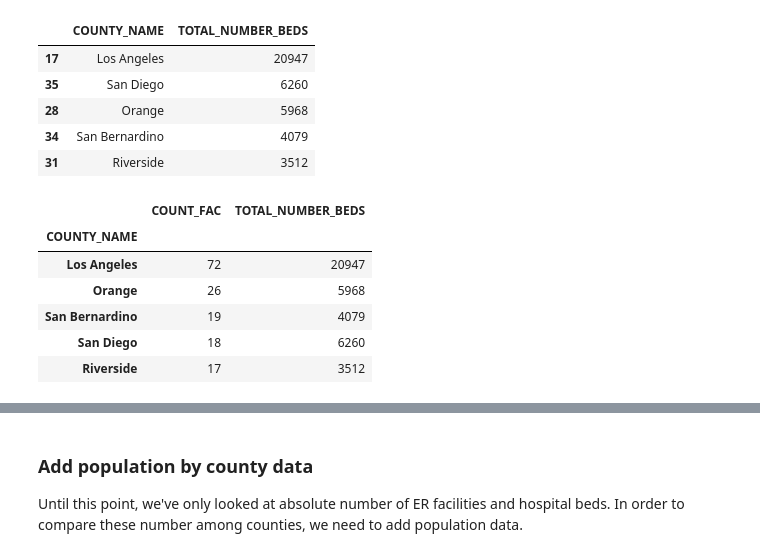
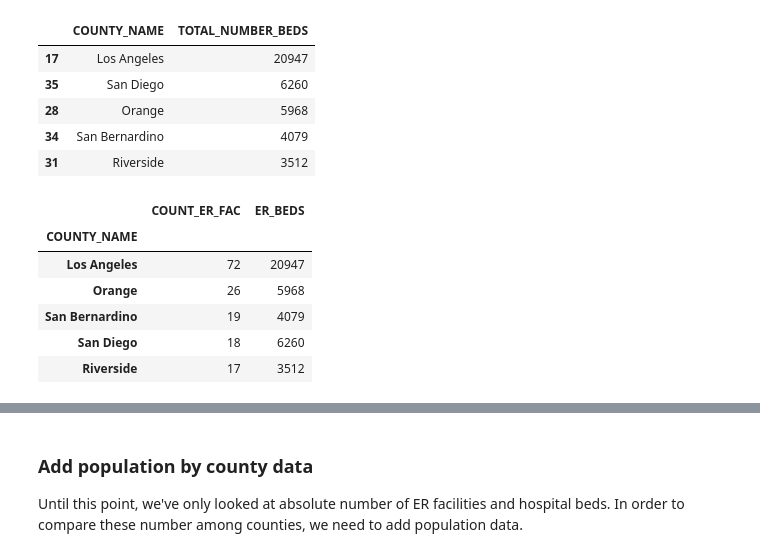
Before and after one commit to mellanyquiroz/DS4A-Team-69-Project, a Jupyter notebook: exploratory data analysis/Feature engineering for death data, facility and hospital beds.ipynb, the cells around one changed output, grey strips where cells are left out. Drawn from its saved outputs; the diff is of its cells as text; code cells hidden in the pictures.

```diff
--- a/exploratory data analysis/Feature engineering for death data, facility and hospital beds.ipynb
+++ b/exploratory data analysis/Feature engineering for death data, facility and hospital beds.ipynb
@@ -256,7 +242,7 @@ In this section, we want to answer the following questions:
 - Are there any relationships between opioid-related deaths and facility and hospital beds distribution?
 # %%
 # Load data set
-df = pd.read_csv("https://raw.githubusercontent.com/mellanyquiroz/DS4A-TeamProject/master/data/current-healthcare-facility-listing_cleaned.csv")
+df = pd.read_csv("https://raw.githubusercontent.com/mellanyquiroz/DS4A-TeamProject/master/data/Pre-merging/current-healthcare-facility-listing_cleaned.csv")
 df.head()
 # %% [output]
 |  | OSHPD_ID | FACILITY_NAME | LICENSE_NUM | FACILITY_LEVEL_DESC | DBA_ADDRESS1 | DBA_CITY | DBA_ZIP_CODE | ... |
@@ -343,3 +329,6 @@ Alternative Birthing Center            12
 ICF/Dev. Disabled                      10
 Chemical Dep. Recovery Hospital         7
 Name: LICENSE_CATEGORY_DESC, dtype: int64
+# %%
+df['COUNTY_NAME'] = df['COUNTY_NAME'].astype('category')
+df['TOTAL_NUMBER_BEDS'] = df['TOTAL_NUMBER_BEDS'].str.replace(",","").astype('int64')
@@ -392,16 +422,12 @@ df_emergency[df_emergency['FACILITY_STATUS_DESC'] == 'Suspense']
 # %%
 # Choose dataframe with status 'Open' only
 df_emergency = df_emergency[df_emergency['FACILITY_STATUS_DESC'] == 'Open']
-# %%
-# Clean up this data
-df_emergency['COUNTY_NAME'] = df_emergency['COUNTY_NAME'].astype('category')
-df_emergency['TOTAL_NUMBER_BEDS'] = df_emergency['TOTAL_NUMBER_BEDS'].astype('int64')
 # %% [markdown]
 #### Where are the medical facilities with emergency care located in California?
 # %%
 # Count number of emergency facility by county
 emergency_county = df_emergency.groupby('COUNTY_NAME')['OSHPD_ID'].count().reset_index().sort_values(by = 'OSHPD_ID', ascending = False)
-emergency_county = emergency_county.rename(columns = {"OSHPD_ID":"COUNT_FAC"})
+emergency_county = emergency_county.rename(columns = {"OSHPD_ID":"COUNT_ER_FAC"})
 # %%
 emergency_county.head()
 # %% [output]
@@ -425,9 +451,10 @@ beds_by_county.head()
 # %%
 # Merge these 2 tables by County name
 df_by_county = emergency_county.set_index('COUNTY_NAME').join(beds_by_county.set_index('COUNTY_NAME'))
+df_by_county = df_by_county.rename(columns={"TOTAL_NUMBER_BEDS":"ER_BEDS"})
 df_by_county.head()
 # %% [output]
-|  | COUNT_FAC | TOTAL_NUMBER_BEDS |
+|  | COUNT_ER_FAC | ER_BEDS |
 | COUNTY_NAME |  |  |
 | Los Angeles | 72 | 20947 |
 | Orange | 26 | 5968 |
```
Also changed, not shown: parts of 31 cells of this notebook, 3 other files.
